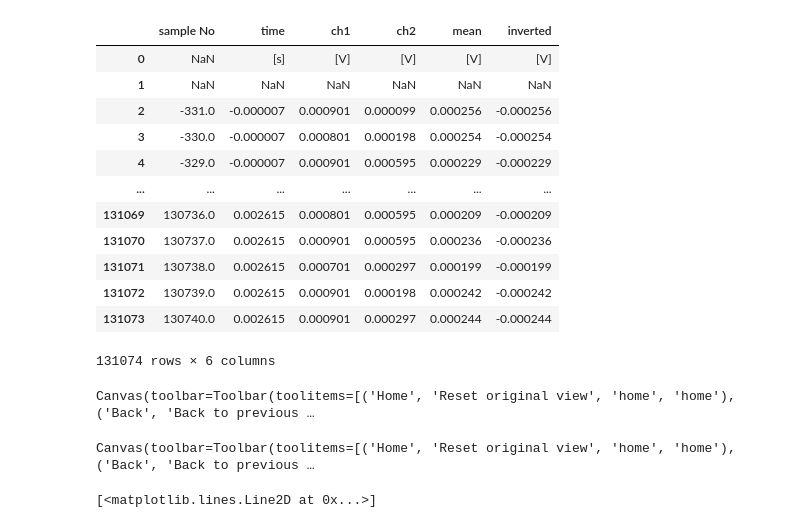
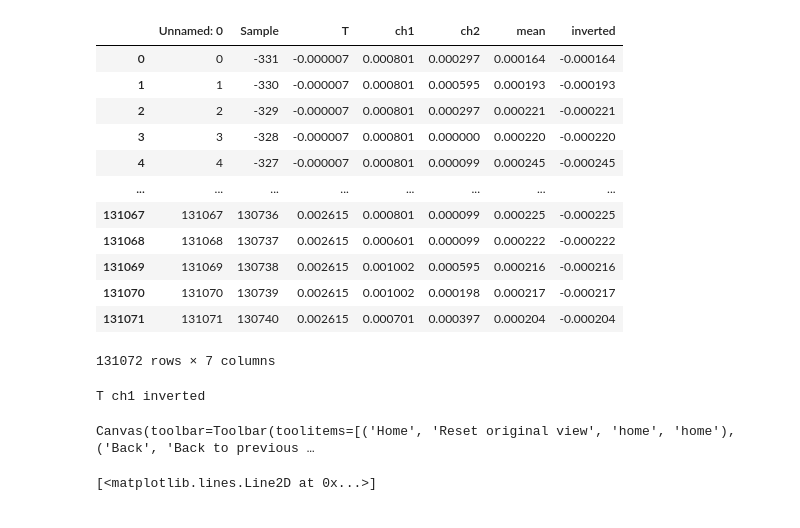
Before and after one commit to wnoskowiak/L9, a Jupyter notebook: tests.ipynb, the cells around one changed output. Drawn from its saved outputs; the diff is of its cells as text; code cells hidden in the pictures.

```diff
--- a/tests.ipynb
+++ b/tests.ipynb
@@ -7,48 +8,32 @@ import matplotlib.pyplot as plt
 # %%
-raw_data=pd.read_excel("nitrogen.xlsx", engine = 'openpyxl')
+raw_data=pd.read_excel("air1.xlsx", engine = 'openpyxl')
 data = pd.DataFrame(raw_data)
 data
 # %% [output]
-|  | sample No | time | ch1 | ch2 | mean | inverted |
-| 0 | NaN | [s] | [V] | [V] | [V] | [V] |
-| 1 | NaN | NaN | NaN | NaN | NaN | NaN |
-| 2 | -331.0 | -0.000007 | 0.000901 | 0.000099 | 0.000256 | -0.000256 |
-| 3 | -330.0 | -0.000007 | 0.000801 | 0.000198 | 0.000254 | -0.000254 |
-| 4 | -329.0 | -0.000007 | 0.000901 | 0.000595 | 0.000229 | -0.000229 |
-| ... | ... | ... | ... | ... | ... | ... |
-| 131069 | 130736.0 | 0.002615 | 0.000801 | 0.000595 | 0.000209 | -0.000209 |
-| 131070 | 130737.0 | 0.002615 | 0.000901 | 0.000595 | 0.000236 | -0.000236 |
-| 131071 | 130738.0 | 0.002615 | 0.000701 | 0.000297 | 0.000199 | -0.000199 |
-| 131072 | 130739.0 | 0.002615 | 0.000901 | 0.000198 | 0.000242 | -0.000242 |
-| 131073 | 130740.0 | 0.002615 | 0.000901 | 0.000297 | 0.000244 | -0.000244 |
+|  | Unnamed: 0 | Sample | T | ch1 | ch2 | mean | inverted |
+| 0 | 0 | -331 | -0.000007 | 0.000801 | 0.000297 | 0.000164 | -0.000164 |
+| 1 | 1 | -330 | -0.000007 | 0.000801 | 0.000595 | 0.000193 | -0.000193 |
+| 2 | 2 | -329 | -0.000007 | 0.000801 | 0.000297 | 0.000221 | -0.000221 |
+| 3 | 3 | -328 | -0.000007 | 0.000801 | 0.000000 | 0.000220 | -0.000220 |
+| 4 | 4 | -327 | -0.000007 | 0.000801 | 0.000099 | 0.000245 | -0.000245 |
+| ... | ... | ... | ... | ... | ... | ... | ... |
+| 131067 | 131067 | 130736 | 0.002615 | 0.000801 | 0.000099 | 0.000225 | -0.000225 |
+| 131068 | 131068 | 130737 | 0.002615 | 0.000601 | 0.000099 | 0.000222 | -0.000222 |
+| 131069 | 131069 | 130738 | 0.002615 | 0.001002 | 0.000595 | 0.000216 | -0.000216 |
+| 131070 | 131070 | 130739 | 0.002615 | 0.001002 | 0.000198 | 0.000217 | -0.000217 |
+| 131071 | 131071 | 130740 | 0.002615 | 0.000701 | 0.000397 | 0.000204 | -0.000204 |
-131074 rows × 6 columns
+131072 rows × 7 columns
-# %%
-points_candidates = np.argwhere(data['ch1'].to_numpy()[2:]>0.010)
-
-i = 0
-points = []
-while i<(len(points_candidates)-1):
-    distance = points_candidates[i+1][0]-points_candidates[i][0]
-    if distance < 200:
-        if data['ch1'].to_numpy()[2:][points_candidates[i][0]]>data['ch1'].to_numpy()[2:][points_candidates[i+1][0]]:
-            points.append(points_candidates[i][0])
-        else:
-            points.append(points_candidates[i+1][0])
-        i = i + 1
-
-    else:
-        points.append(points_candidates[i][0])
-
-    i = i + 1
-
-%matplotlib widget
-plt.plot(data['time'].to_numpy()[2:],data['inverted'].to_numpy()[2:])
-for i in range(len(points)):
-    plt.axvline(x= data['time'].to_numpy()[2:][points[i]], color = 'r')
-
-plt.show()
-# %% [output]
-Canvas(toolbar=Toolbar(toolitems=[('Home', 'Reset original view', 'home', 'home'), ('Back', 'Back to previous …
+# %%
+time_column = data.columns[2]
+ch1_column = data.columns[3]
+data_column = data.columns[-1]
+print(time_column,ch1_column,data_column)
+%matplotlib widget
+plt.plot(data[time_column],data[ch1_column])
+# %% [output]
+T ch1 inverted
+Canvas(toolbar=Toolbar(toolitems=[('Home', 'Reset original view', 'home', 'home'), ('Back', 'Back to previous …
+[<matplotlib.lines.Line2D at 0x...>]
 # %%
 def f(x,a,b):
     return a*np.exp(-x/b)
@@ -57,7 +39,0 @@ import scipy as scp
-# %%
-indexes = np.arange(points[0],points[1])
-%matplotlib widget
-plt.plot(data['time'].to_numpy()[2:][indexes],data['inverted'].to_numpy()[2:][indexes])
-# %% [output]
-Canvas(toolbar=Toolbar(toolitems=[('Home', 'Reset original view', 'home', 'home'), ('Back', 'Back to previous …
-[<matplotlib.lines.Line2D at 0x...>]
```
Also changed, not shown: parts of 6 cells of this notebook.
